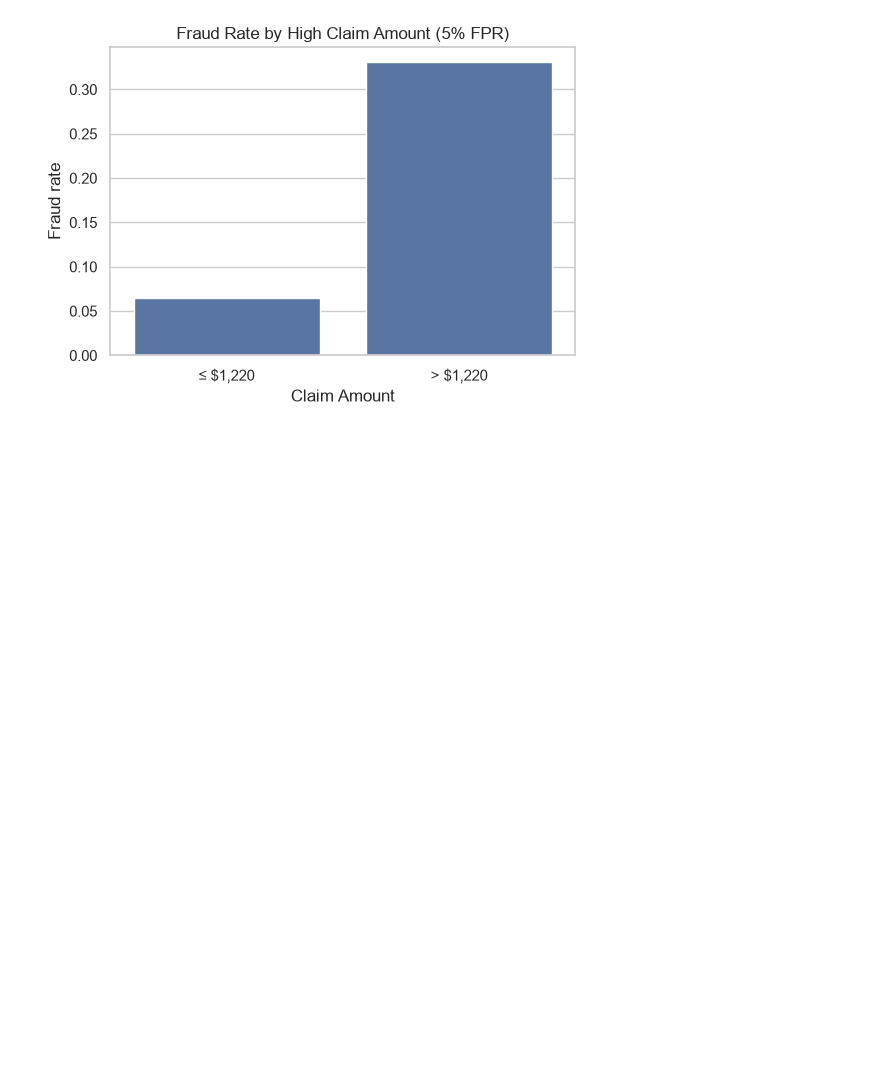
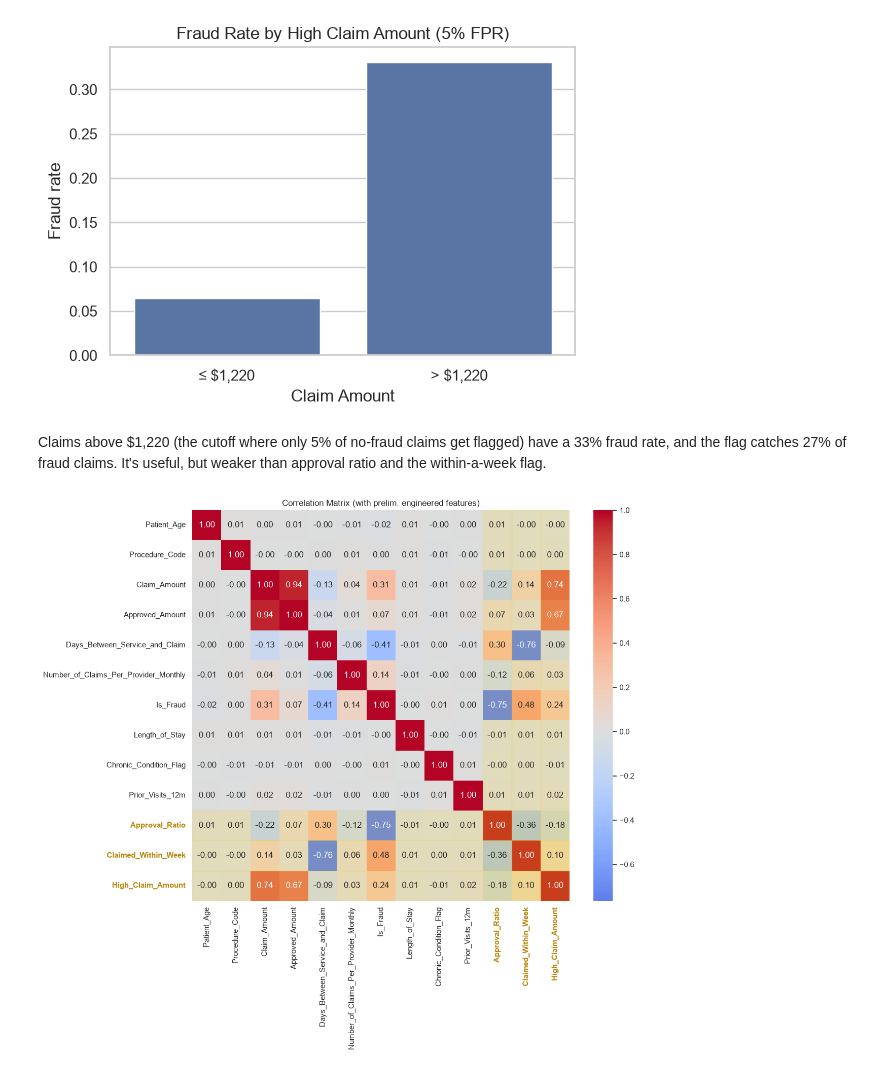
Before and after one commit to Brandon-Ism/comp641-healthcare-fraud-project-fa2026, a Jupyter notebook: notebooks/02_eda.ipynb.ipynb, the cells around one changed output. Drawn from its saved outputs; the diff is of its cells as text; code cells hidden in the pictures; blank space fills up the shorter version.

```diff
--- a/notebooks/02_eda.ipynb.ipynb
+++ b/notebooks/02_eda.ipynb.ipynb
@@ -287,3 +320,28 @@ plt.title("Fraud Rate by High Claim Amount (5% FPR)")
 plt.show()
 # %% [output]
 [figure]
+# %% [markdown]
+Claims above \$1,220 (the cutoff where only 5% of no-fraud claims get flagged) have a 33% fraud rate, and the flag catches 27% of fraud claims. It's useful, but weaker than approval ratio and the within-a-week flag.
+# %%
+# Plot correlation matrix of numeric columns
+corr = df.select_dtypes("number").corr()
+engineered = ["Approval_Ratio", "Claimed_Within_Week", "High_Claim_Amount"]
+
+plt.figure(figsize=(12, 10))
+ax = sns.heatmap(corr, annot=True, fmt=".2f", cmap="coolwarm", center=0)
+
+# Lightly highlight engineered features
+for i, col in enumerate(corr.columns):
+    if col in engineered:
+        ax.axhspan(i, i + 1, color="gold", alpha=0.15)
+        ax.axvspan(i, i + 1, color="gold", alpha=0.15)
+
+for label in ax.get_xticklabels() + ax.get_yticklabels():
+    if label.get_text() in engineered:
+        label.set_color("darkgoldenrod")
+        label.set_fontweight("bold")
+
+plt.title("Correlation Matrix (with prelim. engineered features)")
+plt.show()
+# %% [output]
+[figure, added]
```
Also changed, not shown: parts of 16 cells of this notebook.
